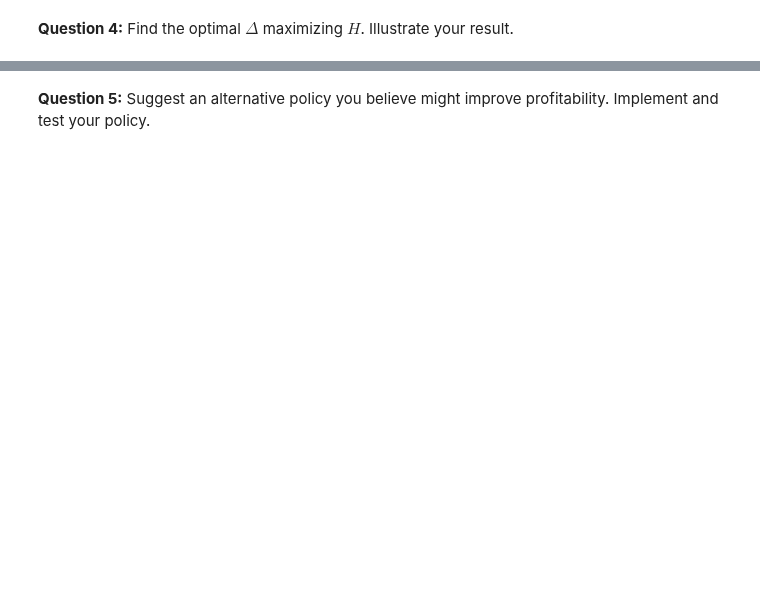
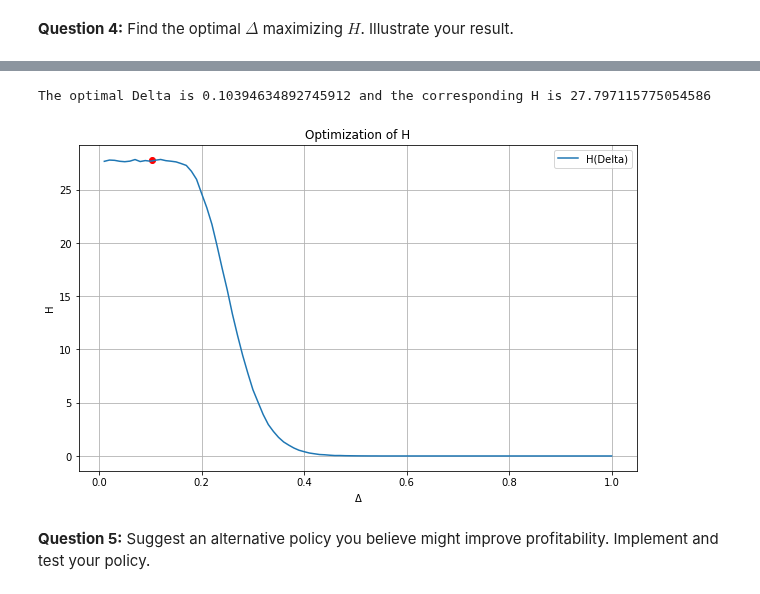
Before and after one commit to NumEconCopenhagen/projects-2023-valros, a Jupyter notebook: examproject/Exam-2023-notebook Alon.ipynb, the cells around one changed output, grey strips where cells are left out. Drawn from its saved outputs; the diff is of its cells as text; code cells hidden in the pictures; blank space fills up the shorter version.

```diff
--- a/examproject/Exam-2023-notebook Alon.ipynb
+++ b/examproject/Exam-2023-notebook Alon.ipynb
@@ -236,7 +236,7 @@ def calculate_expected_value(eta, w, rho, iota, sigma_epsilon, R, T, initial_K,
         H_new = sum_profits / K
 
         # Check if the change in H is small enough
-        if np.isclose(H, H_new):
+        if np.isclose(H, H_new, rtol=1e-2):
             break
 
         # Update H and increase K
@@ -325,7 +325,7 @@ def calculate_expected_value_fixed_delta(eta, w, rho, iota, sigma_epsilon, R, T,
         H_new = sum_profits / K
 
         # Check if the change in H is small enough
-        if np.isclose(H, H_new):
+        if np.isclose(H, H_new, rtol=1e-2):
             break
 
         # Update H and increase K
@@ -334,7 +334,7 @@ def calculate_expected_value_fixed_delta(eta, w, rho, iota, sigma_epsilon, R, T,
 
     return H, K
 
-# Call the function with the parameters
+# The parameters
 eta = 0.5
 w = 1.0
 rho = 0.90
@@ -342,10 +342,9 @@ iota = 0.01
 sigma_epsilon = 0.10
 R = (1+0.01)**(1/12)
 T = 120  # Number of months
-initial_K = 1000
+initial_K = 100
 increment_K = 100
-atol = 0.01
-Delta = 0.10
+Delta = 0.05
 # %%
 H, K = calculate_expected_value_fixed_delta(eta, w, rho, iota, sigma_epsilon, R, T, initial_K, increment_K, Delta)
 print(f"The expected value of the salon is {H} for K = {K}")
@@ -390,3 +355,47 @@ The optimal Delta is 0.08080808080808081 and the corresponding H is 27.738872336
+# %%
+from scipy.optimize import minimize_scalar
+
+# set the seed
+np.random.seed(2023)
+
+# Define a wrapper function that returns the negative of H
+def neg_H(Delta):
+    H, _ = calculate_expected_value_fixed_delta(eta, w, rho, iota, sigma_epsilon, R, T, initial_K, increment_K, Delta)
+    return -H  # Return the negative of H
+
+# Use scipy's minimize_scalar function to find the Delta that minimizes neg_H
+result = minimize_scalar(neg_H, bounds=(0.01, 1), method='bounded')
+
+# Extract the optimal Delta and corresponding H value
+optimal_Delta = result.x
+optimal_H = -result.fun
+
+print(f"The optimal Delta is {optimal_Delta} and the corresponding H is {optimal_H}")
+
+# Generate a range of Delta values
+Delta_values = np.linspace(0.01, 1, 100)
+
+# Initialize an empty list to store the H values
+H_values = []
+
+# Calculate H for each Delta value
+for Delta in Delta_values:
+    H, _ = calculate_expected_value_fixed_delta(eta, w, rho, iota, sigma_epsilon, R, T, initial_K, increment_K, Delta)
+    H_values.append(H)
+
+# Plot H as a function of Delta
+plt.figure(figsize=(10, 6))
+plt.plot(Delta_values, H_values, label='H(Delta)')
+plt.scatter(optimal_Delta, optimal_H, color='red')  # Mark the optimal point
+plt.xlabel('$\Delta$')
+plt.ylabel('H')
+plt.title('Optimization of H')
+plt.legend()
+plt.grid(True)
+plt.show()
+# %% [output]
+The optimal Delta is 0.10394634892745912 and the corresponding H is 27.797115775054586
+[figure, added]
 # %% [markdown]
 
 **Question 5:** Suggest an alternative policy you believe might improve profitability. Implement and test your policy.
```
Also changed, not shown: parts of 9 cells of this notebook.
